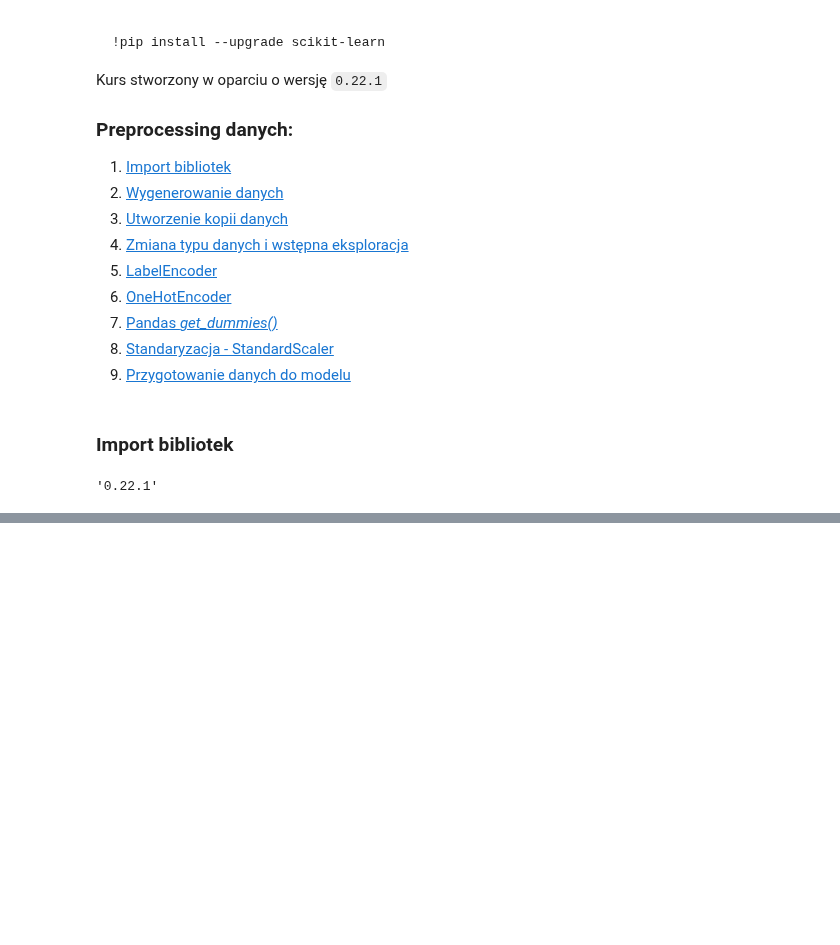
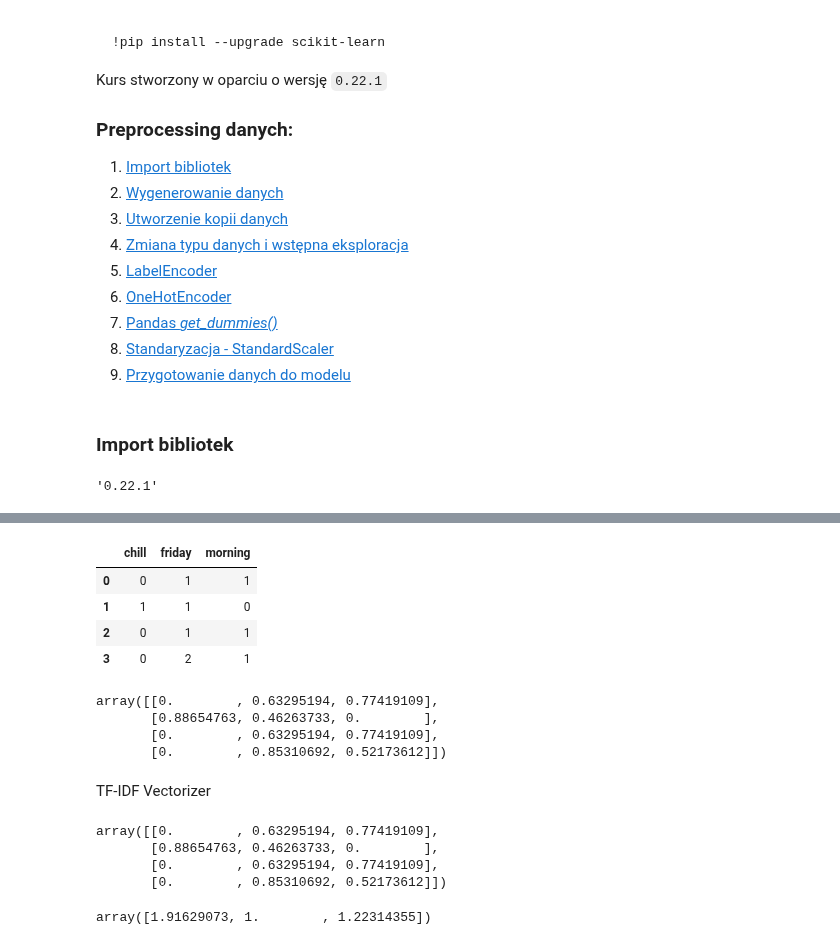
Before and after one commit to krakowiakpawel9/ml_course, a Jupyter notebook: sl/26_text.ipynb, the cells around one changed output, grey strips where cells are left out. Saved outputs shown, nothing was run; the diff lists cells and outputs as text; code cells hidden in the pictures; blank space fills up the shorter version.

```diff
--- a/sl/26_text.ipynb
+++ b/sl/26_text.ipynb
@@ -40,0 +199,32 @@ sklearn.__version__
+# %%
+df = pd.DataFrame(data=vectorizer.fit_transform(corpus).toarray(), columns=vectorizer.get_feature_names())
+df
+# %% [output]
+|  | chill | friday | morning |
+| 0 | 0 | 1 | 1 |
+| 1 | 1 | 1 | 0 |
+| 2 | 0 | 1 | 1 |
+| 3 | 0 | 2 | 1 |
+# %%
+tfidf.fit_transform(counts).toarray()
+# %% [output]
+array([[0.        , 0.63295194, 0.77419109],
+       [0.88654763, 0.46263733, 0.        ],
+       [0.        , 0.63295194, 0.77419109],
+       [0.        , 0.85310692, 0.52173612]])
+# %% [markdown]
+TF-IDF Vectorizer
+# %%
+from sklearn.feature_extraction.text import TfidfVectorizer
+
+tfidf_vectorizer = TfidfVectorizer()
+tfidf_vectorizer.fit_transform(corpus).toarray()
+# %% [output]
+array([[0.        , 0.63295194, 0.77419109],
+       [0.88654763, 0.46263733, 0.        ],
+       [0.        , 0.63295194, 0.77419109],
+       [0.        , 0.85310692, 0.52173612]])
+# %%
+tfidf_vectorizer.idf_
+# %% [output]
+array([1.91629073, 1.        , 1.22314355])
```
Also changed, not shown: parts of 26 cells of this notebook.
